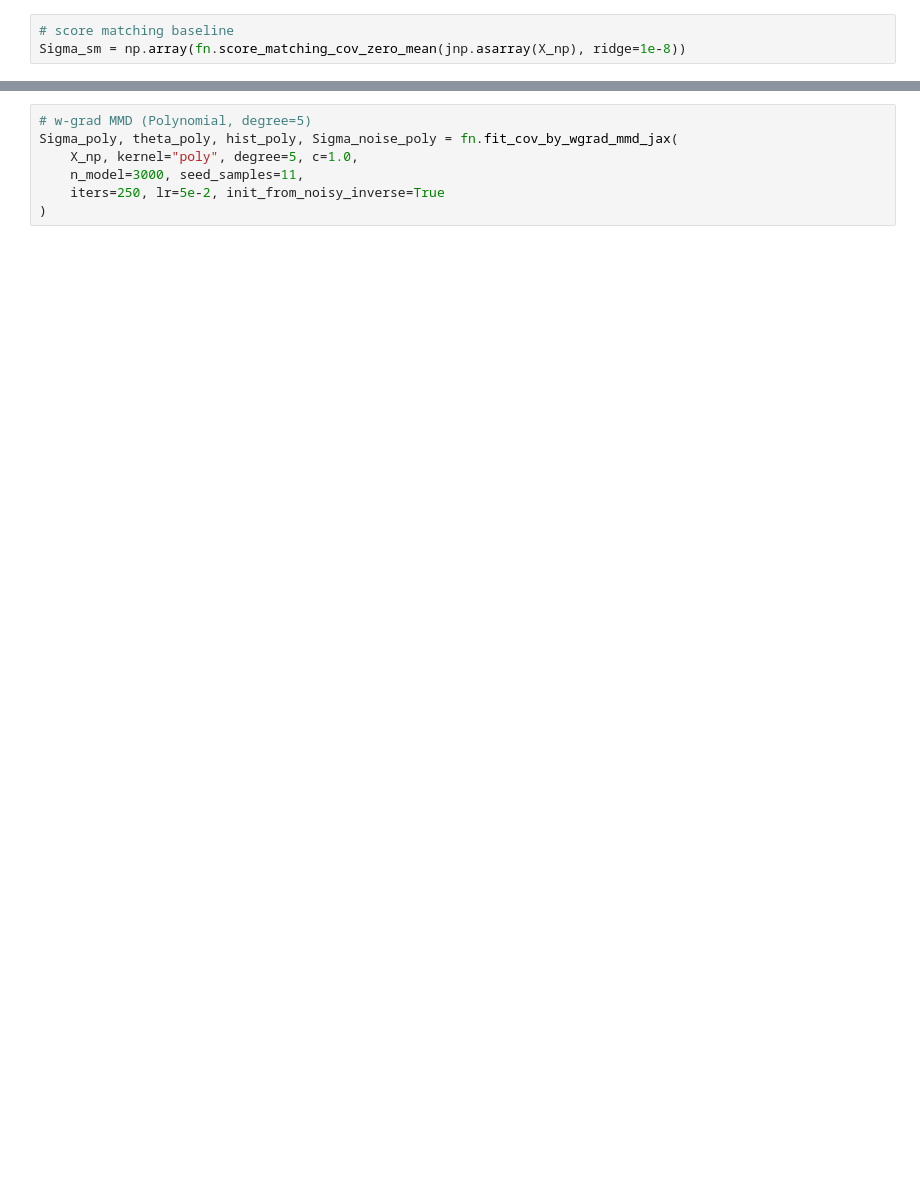
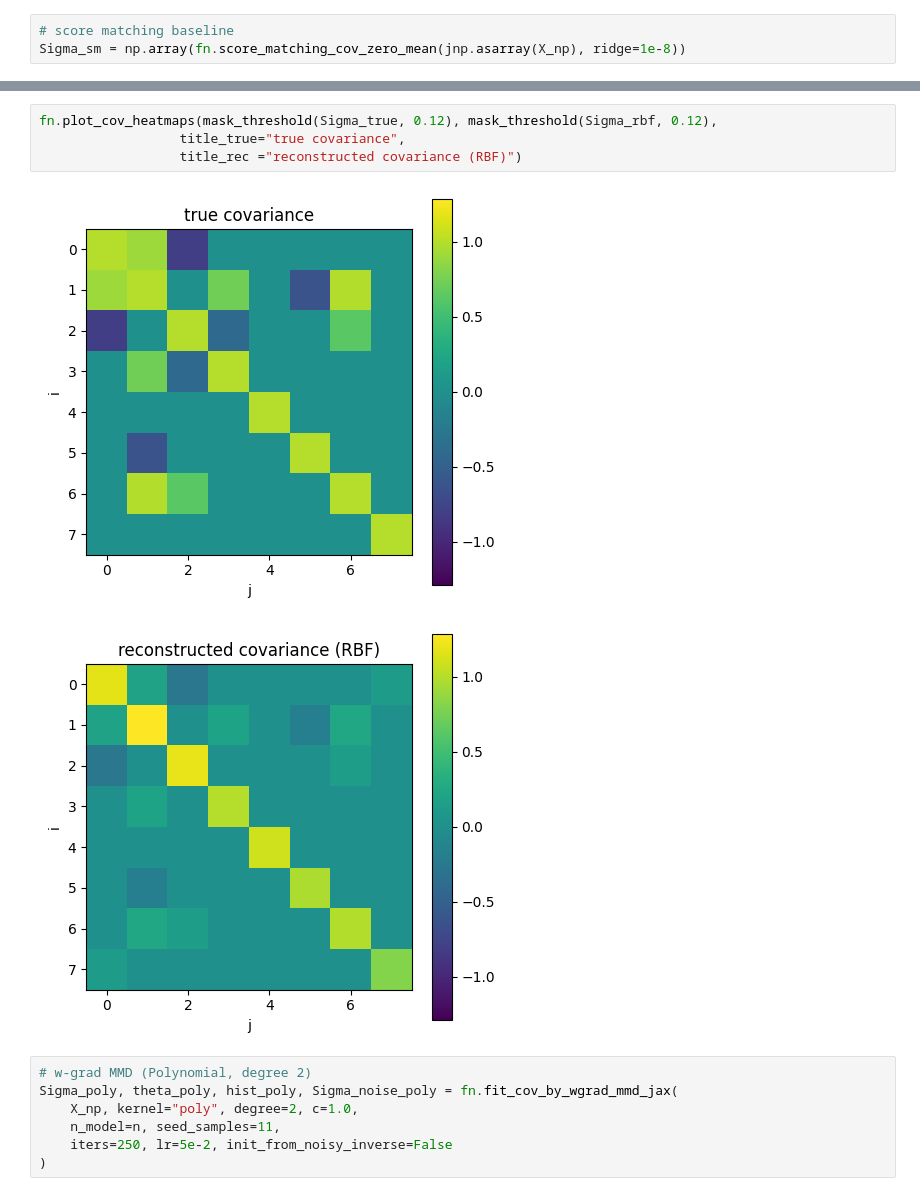
Before and after one commit to RaffoLuca18/WGF_Inference, a Jupyter notebook: notebook.ipynb, the cells around one changed output, grey strips where cells are left out. Cells and saved outputs as stored; diff of their text form; blank space fills up the shorter version.

```diff
--- a/notebook.ipynb
+++ b/notebook.ipynb
@@ -54,9 +86,16 @@ fn.plot_cov_heatmaps(Sigma_true, Sigma_rbf,
+# %%
+fn.plot_cov_heatmaps(mask_threshold(Sigma_true, 0.12), mask_threshold(Sigma_rbf, 0.12),
+                  title_true="true covariance",
+                  title_rec ="reconstructed covariance (RBF)")
+# %% [output]
+[figure, added]
+[figure, added]
 # %%
-# w-grad MMD (Polynomial, degree=5)
+# w-grad MMD (Polynomial, degree 2)
 Sigma_poly, theta_poly, hist_poly, Sigma_noise_poly = fn.fit_cov_by_wgrad_mmd_jax(
-    X_np, kernel="poly", degree=5, c=1.0,
-    n_model=3000, seed_samples=11,
-    iters=250, lr=5e-2, init_from_noisy_inverse=True
+    X_np, kernel="poly", degree=2, c=1.0,
+    n_model=n, seed_samples=11,
+    iters=250, lr=5e-2, init_from_noisy_inverse=False
 )
 # %%
 print("||Sigma_poly - Sigma_true||_F/||Sigma_true||_F:", np.linalg.norm(Sigma_poly - Sigma_true, 'fro') / np.linalg.norm(Sigma_true, 'fro'))
```
Also changed, not shown: parts of 11 cells of this notebook, 2 other files.
